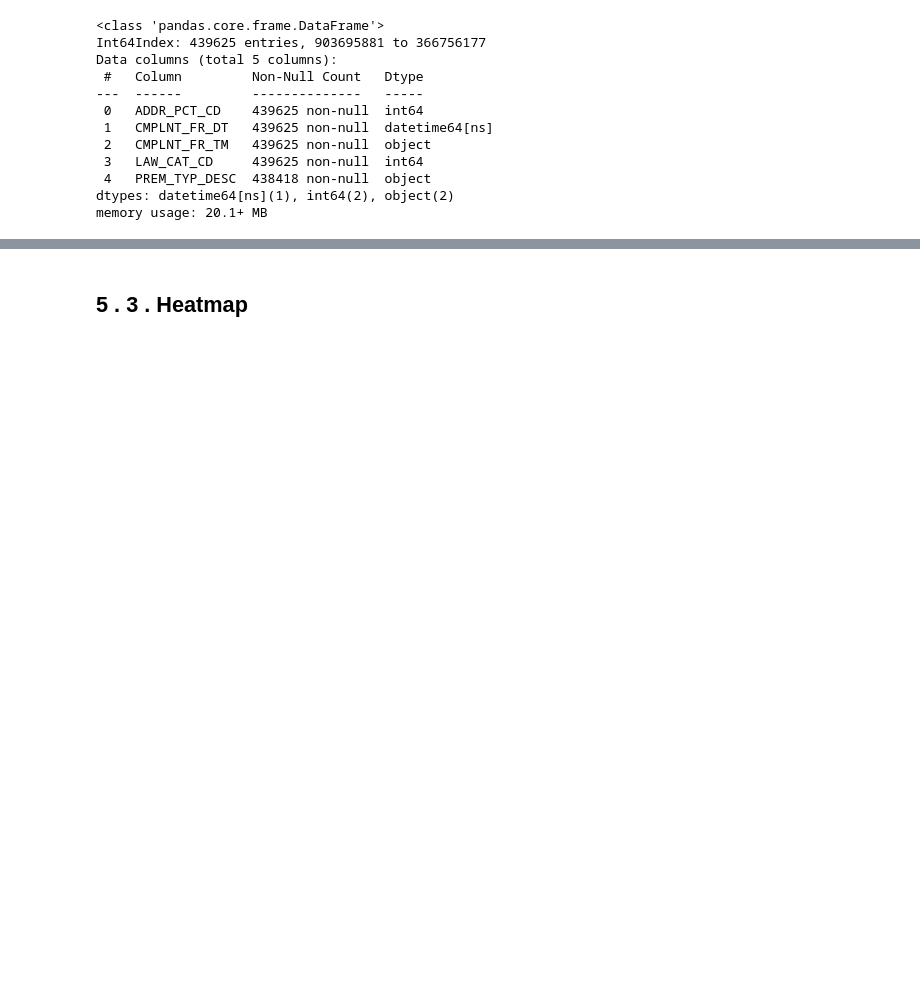
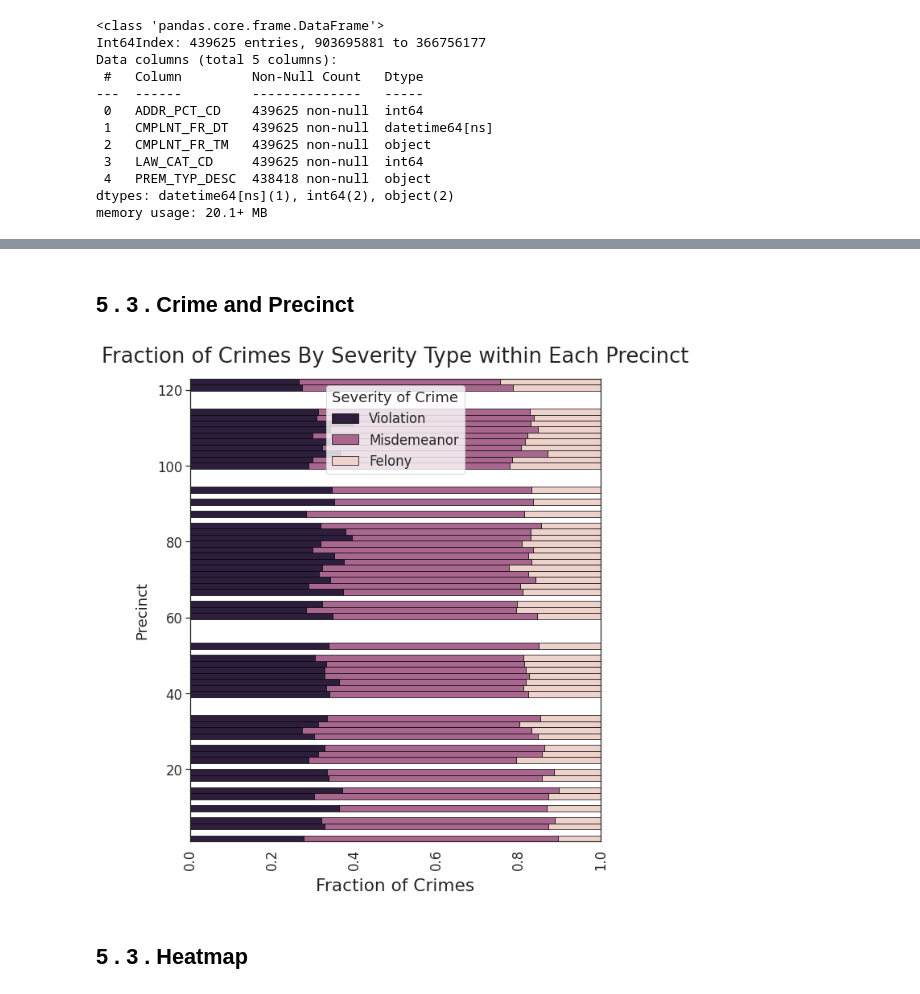
Before and after one commit to bngrossmann/new-york-crime-analysis, a Jupyter notebook: New_York_Crime_Analysis.ipynb, the cells around one changed output, grey strips where cells are left out. Saved outputs shown, nothing was run; the diff lists cells and outputs as text; code cells hidden in the pictures; blank space fills up the shorter version.

```diff
--- a/New_York_Crime_Analysis.ipynb
+++ b/New_York_Crime_Analysis.ipynb
@@ -642,3 +681,20 @@ plt.show()
+# %% [markdown]
+## 5 . 3 . Crime and Precinct
+# %%
+# fig, axe = plt.subplots(ncols=1,nrows=1,figsize=(8,6),tight_layout=True)
+plt.figure(figsize=(10,10),tight_layout=True)
+axe = sns.histplot(data=df, y="ADDR_PCT_CD",hue="LAW_CAT_CD",hue_order=[0,1,2],\
+             edgecolor="black",alpha=1,multiple="fill")
+axe.set_title("Fraction of Crimes By Severity Type within Each Precinct",fontsize="x-large",pad=20)
+axe.set_ylabel("Precinct",labelpad=10)
+axe.set_xlabel("Fraction of Crimes",fontsize="large",labelpad=10)
+axe.yaxis.grid(False);
+axe.tick_params(left=True)
+axe.tick_params(axis="x",labelrotation=90)
+axe.legend(title="Severity of Crime",labels=["Violation","Misdemeanor","Felony"])
+plt.show()
+# %% [output]
+[figure, added]
 # %% [markdown]
 ## 5 . 3 . Heatmap
 # %% [markdown]
```
Also changed, not shown: parts of 15 cells of this notebook.
